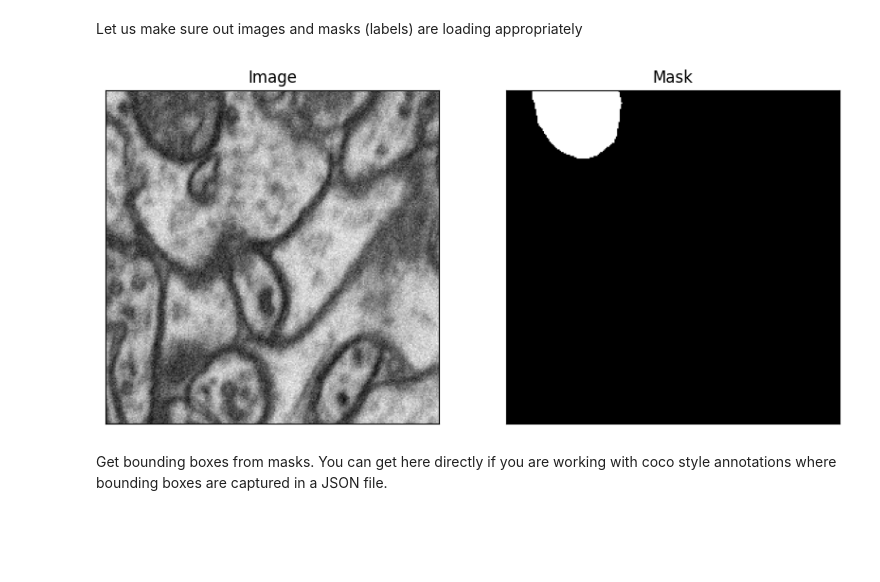
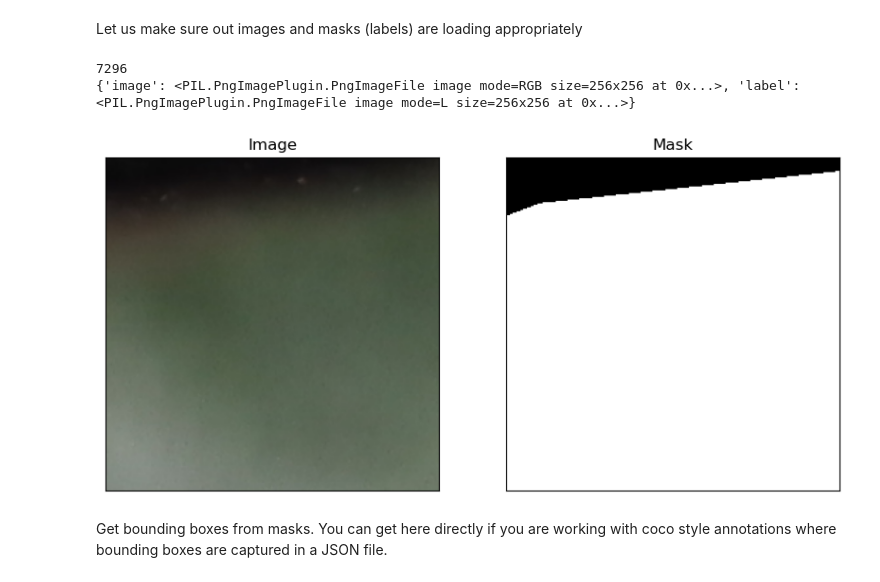
Before and after one commit to ua-srp-dmac/leaf-segmentation, a Jupyter notebook: work/segment_anything/fine_tune_SAM_leaf.ipynb, the cells around one changed output. Saved outputs shown, nothing was run; the diff lists cells and outputs as text; code cells hidden in the pictures; blank space fills up the shorter version.

Commit message:
Adjust for RGB photos, fix datasets bug by locking pillow version

```diff
--- a/work/segment_anything/fine_tune_SAM_leaf.ipynb
+++ b/work/segment_anything/fine_tune_SAM_leaf.ipynb
@@ -231,30 +233,35 @@ dataset = Dataset.from_dict(dataset_dict)
 Let us make sure out images and masks (labels) are loading appropriately
 # %%
 img_num = random.randint(0, filtered_images.shape[0]-1)
+print(img_num)
+data_item = dataset[img_num]
+print(data_item)
 example_image = dataset[img_num]["image"]
 example_mask = dataset[img_num]["label"]
 
 fig, axes = plt.subplots(1, 2, figsize=(10, 5))
 
 # Plot the first image on the left
 axes[0].imshow(np.array(example_image), cmap='gray')  # Assuming the first image is grayscale
 axes[0].set_title("Image")
 
 # Plot the second image on the right
 axes[1].imshow(example_mask, cmap='gray')  # Assuming the second image is grayscale
 axes[1].set_title("Mask")
 
 # Hide axis ticks and labels
 for ax in axes:
     ax.set_xticks([])
     ax.set_yticks([])
     ax.set_xticklabels([])
     ax.set_yticklabels([])
 
 # Display the images side by side
 plt.show()
 # %% [output]
+7296
+{'image': <PIL.PngImagePlugin.PngImageFile image mode=RGB size=256x256 at 0x...>, 'label': <PIL.PngImagePlugin.PngImageFile image mode=L size=256x256 at 0x...>}
-[figure, old version]
+[figure, new version]
 # %% [markdown]
 Get bounding boxes from masks. You can get here directly if you are working with coco style annotations where bounding boxes are captured in a JSON file.
 # %%
```
Also changed, not shown: parts of 9 cells of this notebook.
